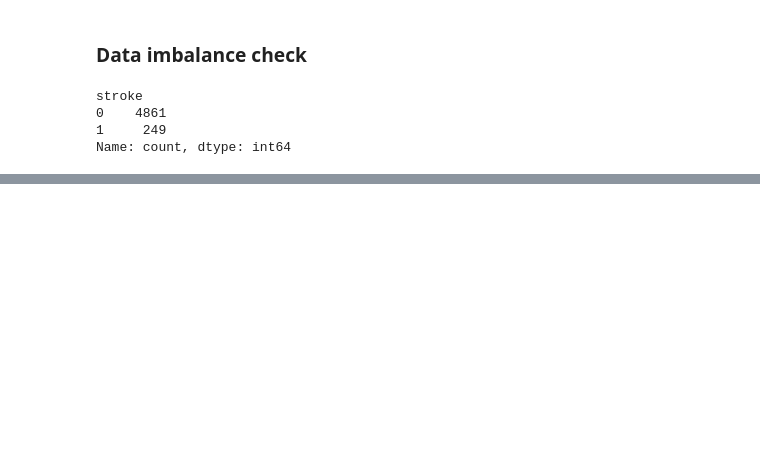
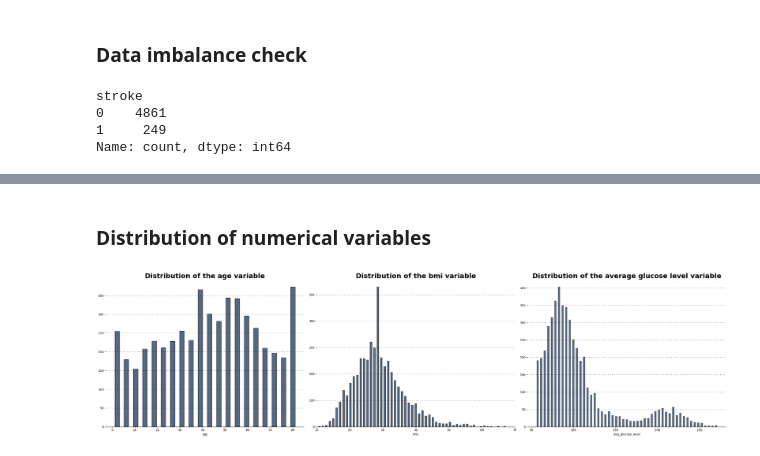
Before and after one commit to DPowidzka/stroke_prediction, a Jupyter notebook: stroke_prediction.ipynb, the cells around one changed output, grey strips where cells are left out. Cells and saved outputs as stored; diff of their text form; code cells hidden in the pictures; blank space fills up the shorter version.

```diff
--- a/stroke_prediction.ipynb
+++ b/stroke_prediction.ipynb
@@ -193,0 +164,4 @@ Through this analysis, we can better understand factors that predispose to strok
+# %%
+# Handling missing values
+stroke_df['bmi'] = stroke_df['bmi'].fillna(round(stroke_df['bmi'].median(), 2))
+stroke_df.isnull().sum()
@@ -193,0 +182,47 @@ Through this analysis, we can better understand factors that predispose to strok
+# %% [markdown]
+### Distribution of numerical variables
+# %%
+# initialize figure with specified size and background color
+fig = plt.figure(figsize=(30, 8), facecolor='white')
+
+# Define grid layout (1 row, 3 columns) for subplots
+gs = fig.add_gridspec(1, 3)
+
+# Create placeholders for subplots
+ax= [None for _ in range(3)] # list of 3 empty axes
+ax[0] = fig.add_subplot(gs[0, 0])
+ax[1] = fig.add_subplot(gs[0, 1])
+ax[2] = fig.add_subplot(gs[0, 2])
+
+# Add custom annotations to subplots
+ax[0].set_title('Distribution of the age variable', fontsize=23,fontweight='bold')
+ax[1].set_title('Distribution of the bmi variable', fontsize=23,fontweight='bold',)
+ax[2].set_title('Distribution of the average glucose level variable', fontsize=23,fontweight='bold',)
+
+# Plot data for 'age' variable using KDE plot
+sns.histplot(x=stroke_df['age'], ax=ax[0], fill=True, color='#1D3557', linewidth=1, edgecolor='black', shrink=0.5)
+
+# Plot data for 'bmi' variable using histogram
+sns.histplot(x=stroke_df['bmi'], ax=ax[1], fill=True, color='#1D3557', linewidth=1, edgecolor='black', shrink=0.5)
+
+# Plot data for 'avg_glucose' variable using histogram
+sns.histplot(x=stroke_df['avg_glucose_level'], ax=ax[2], fill=True, color='#1D3557', edgecolor='black', shrink=0.5)
+
+# Format all subplots
+for _ in range(3):
+    # Remove y-axis label
+    ax[_].set_ylabel('')
+    # Add grid to the y-axis
+    ax[_].grid(
+        which='both', axis='y', zorder=0, color='black', linestyle=':', dashes=(2,7))
+    # Remove spines
+    for direction in ['top', 'right', 'left']:
+        ax[_].spines[direction].set_visible(False)
+
+# Set custom x-axis limits
+ax[1].set_xlim(10, 70)
+
+# Adjust subplot spacing
+plt.tight_layout()
+# %% [output]
+[figure, added]
```
Also changed, not shown: parts of 39 cells of this notebook.
